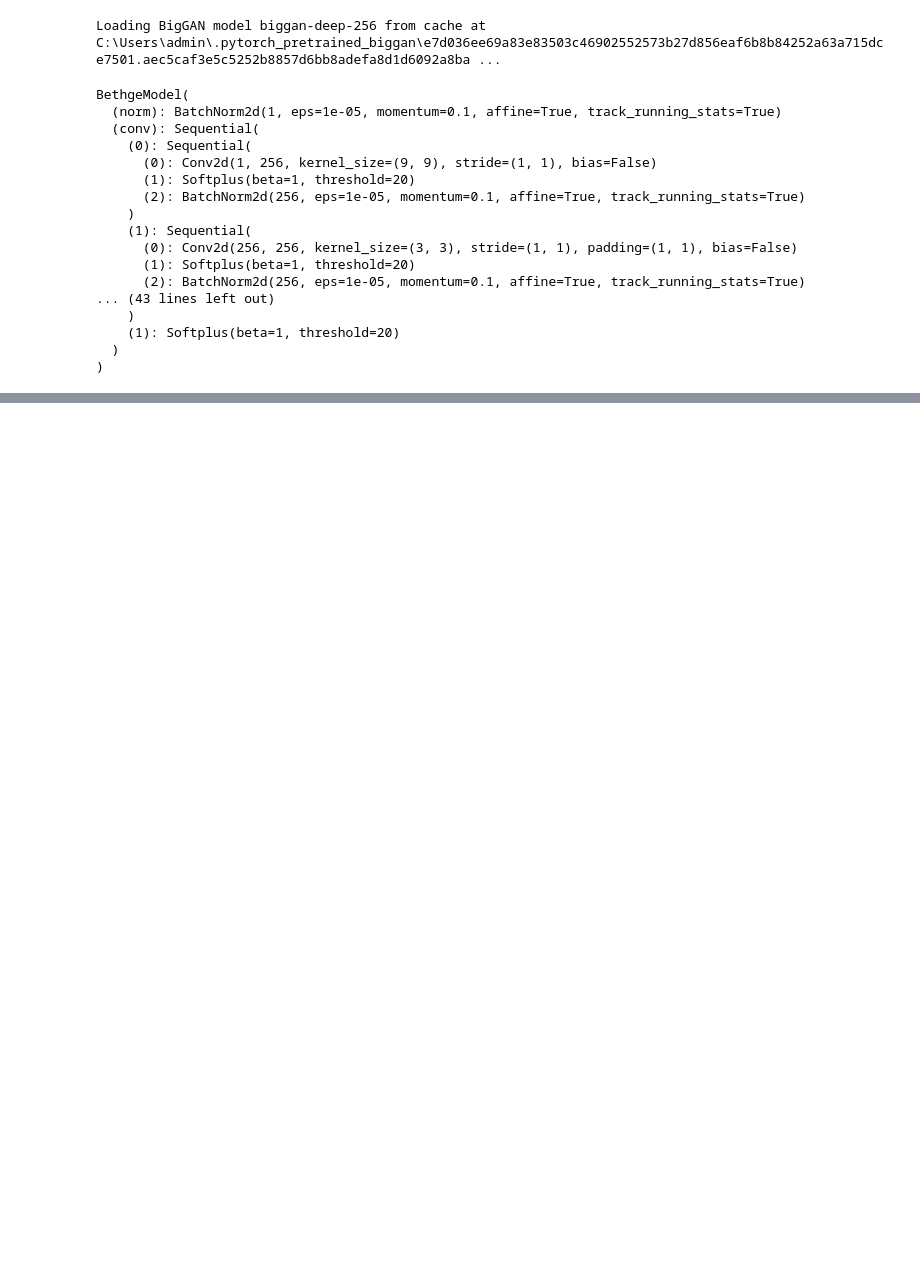
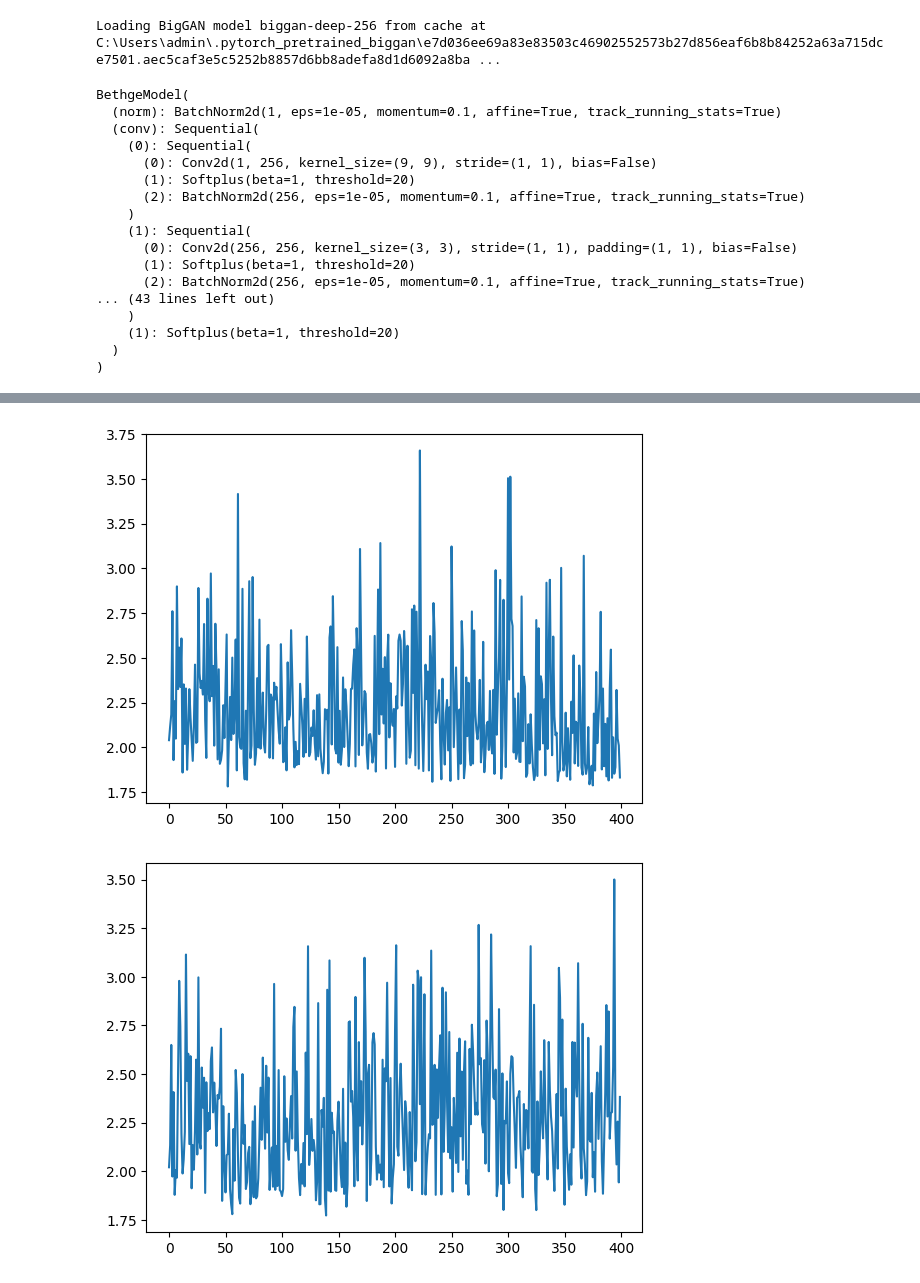
Before and after one commit to leelabcnbc/CNN_Tang_project, a Jupyter notebook: scripts/GAN_recon_tests.ipynb, the cells around one changed output, grey strips where cells are left out. Cells and saved outputs as stored; diff of their text form; code cells hidden in the pictures; blank space fills up the shorter version.

```diff
--- a/scripts/GAN_recon_tests.ipynb
+++ b/scripts/GAN_recon_tests.ipynb
@@ -113,16 +115,16 @@ BethgeModel(
 # %%
 imList = []
 lossList = []
-for i in range(5):
-    vector, loss, best_loss = visualize_gan(net, G, shape=128,init_range=(-1, 1), max_iter=200, lr=np.linspace(0.002, 0.001, 500),target=torch.tensor(val_rsp[1]).to(device))
-    img = G(z=vector)
+for i in range(10):
+    best_vector, vector, loss, best_loss = visualize_gan(net, G, shape=128,init_range=(-1, 1), max_iter=400, lr=np.linspace(0.001, 0.001, 500),target=torch.tensor(val_rsp[4]).to(device))
+    img = G(z=best_vector)
     img = image_transform(img)
-    from PIL import Image
+
     x = img.detach().cpu().numpy()
     x = x*255
     a = Image.fromarray(x.astype('uint8'))
     imList.append(a)
-    lossList.append(loss[-1])
+    lossList.append(loss)
 # %% [output]
 torch.Size([1, 128])
 torch.Size([1, 128])
@@ -130,0 +139,8 @@ KeyboardInterrupt:
+# %%
+import matplotlib.pyplot as plt
+for i in range(10):
+    plt.figure()
+    plt.plot(lossList[i])
+# %% [output]
+[figure, added]
+[figure, added]
```
Also changed, not shown: parts of 6 cells of this notebook, 53 other files.
